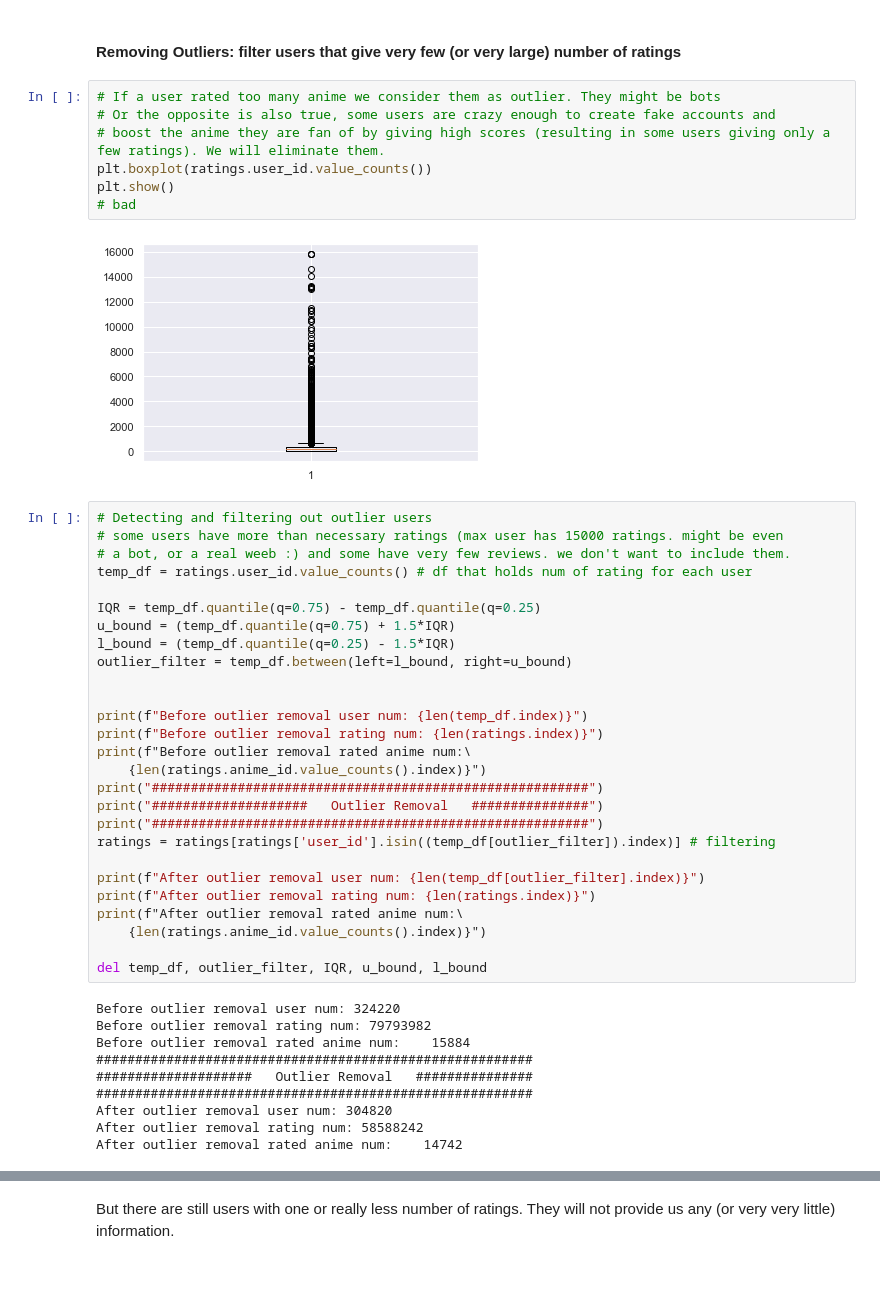
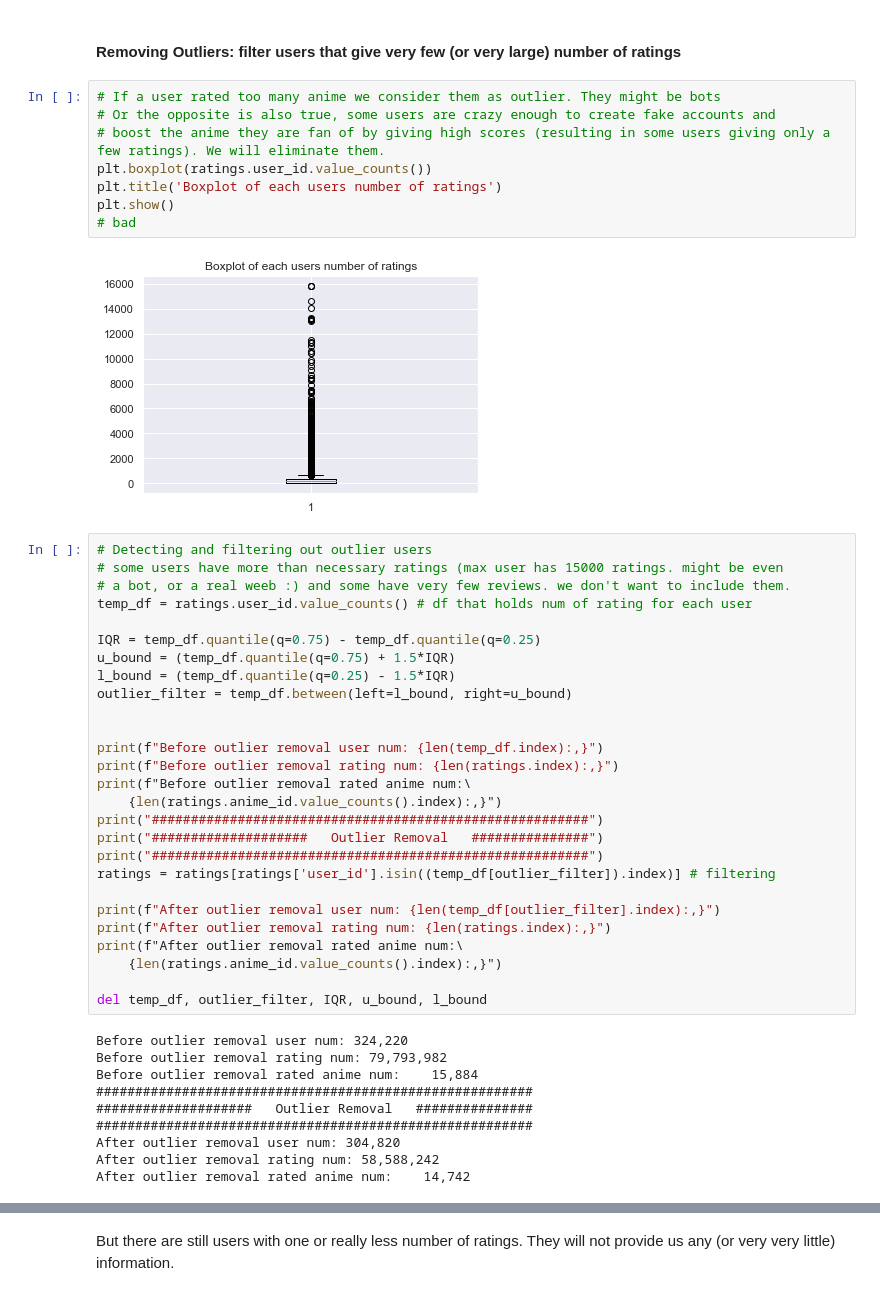
Before and after one commit to rusenbb/Anime_Recommender, a Jupyter notebook: main.ipynb, the cells around one changed output, grey strips where cells are left out. Cells and saved outputs as stored; diff of their text form.

```diff
--- a/main.ipynb
+++ b/main.ipynb
@@ -336,12 +343,13 @@ animes = pd.read_csv('data_cleansed/anime_info.csv')
 # %%
 # If a user rated too many anime we consider them as outlier. They might be bots
 # Or the opposite is also true, some users are crazy enough to create fake accounts and
 # boost the anime they are fan of by giving high scores (resulting in some users giving only a few ratings). We will eliminate them.
 plt.boxplot(ratings.user_id.value_counts())
+plt.title('Boxplot of each users number of ratings')
 plt.show()
 # bad
 # %% [output]
-[figure, old version]
+[figure, new version]
 # %%
 # Detecting and filtering out outlier users
 # some users have more than necessary ratings (max user has 15000 ratings. might be even
@@ -354,30 +362,30 @@ l_bound = (temp_df.quantile(q=0.25) - 1.5*IQR)
 outlier_filter = temp_df.between(left=l_bound, right=u_bound)
 
 
-print(f"Before outlier removal user num: {len(temp_df.index)}")
-print(f"Before outlier removal rating num: {len(ratings.index)}")
+print(f"Before outlier removal user num: {len(temp_df.index):,}")
+print(f"Before outlier removal rating num: {len(ratings.index):,}")
 print(f"Before outlier removal rated anime num:\
-    {len(ratings.anime_id.value_counts().index)}")
+    {len(ratings.anime_id.value_counts().index):,}")
 print("########################################################")
 print("####################   Outlier Removal   ###############")
 print("########################################################")
 ratings = ratings[ratings['user_id'].isin((temp_df[outlier_filter]).index)] # filtering
 
-print(f"After outlier removal user num: {len(temp_df[outlier_filter].index)}")
-print(f"After outlier removal rating num: {len(ratings.index)}")
+print(f"After outlier removal user num: {len(temp_df[outlier_filter].index):,}")
+print(f"After outlier removal rating num: {len(ratings.index):,}")
 print(f"After outlier removal rated anime num:\
-    {len(ratings.anime_id.value_counts().index)}")
+    {len(ratings.anime_id.value_counts().index):,}")
 
 del temp_df, outlier_filter, IQR, u_bound, l_bound
 # %% [output]
-Before outlier removal user num: 324220
-Before outlier removal rating num: 79793982
-Before outlier removal rated anime num:    15884
+Before outlier removal user num: 324,220
+Before outlier removal rating num: 79,793,982
+Before outlier removal rated anime num:    15,884
 ########################################################
 ####################   Outlier Removal   ###############
 ########################################################
-After outlier removal user num: 304820
-After outlier removal rating num: 58588242
-After outlier removal rated anime num:    14742
+After outlier removal user num: 304,820
+After outlier removal rating num: 58,588,242
+After outlier removal rated anime num:    14,742
 # %%
 plt.boxplot(ratings.user_id.value_counts())
```
Also changed, not shown: parts of 47 cells of this notebook.
